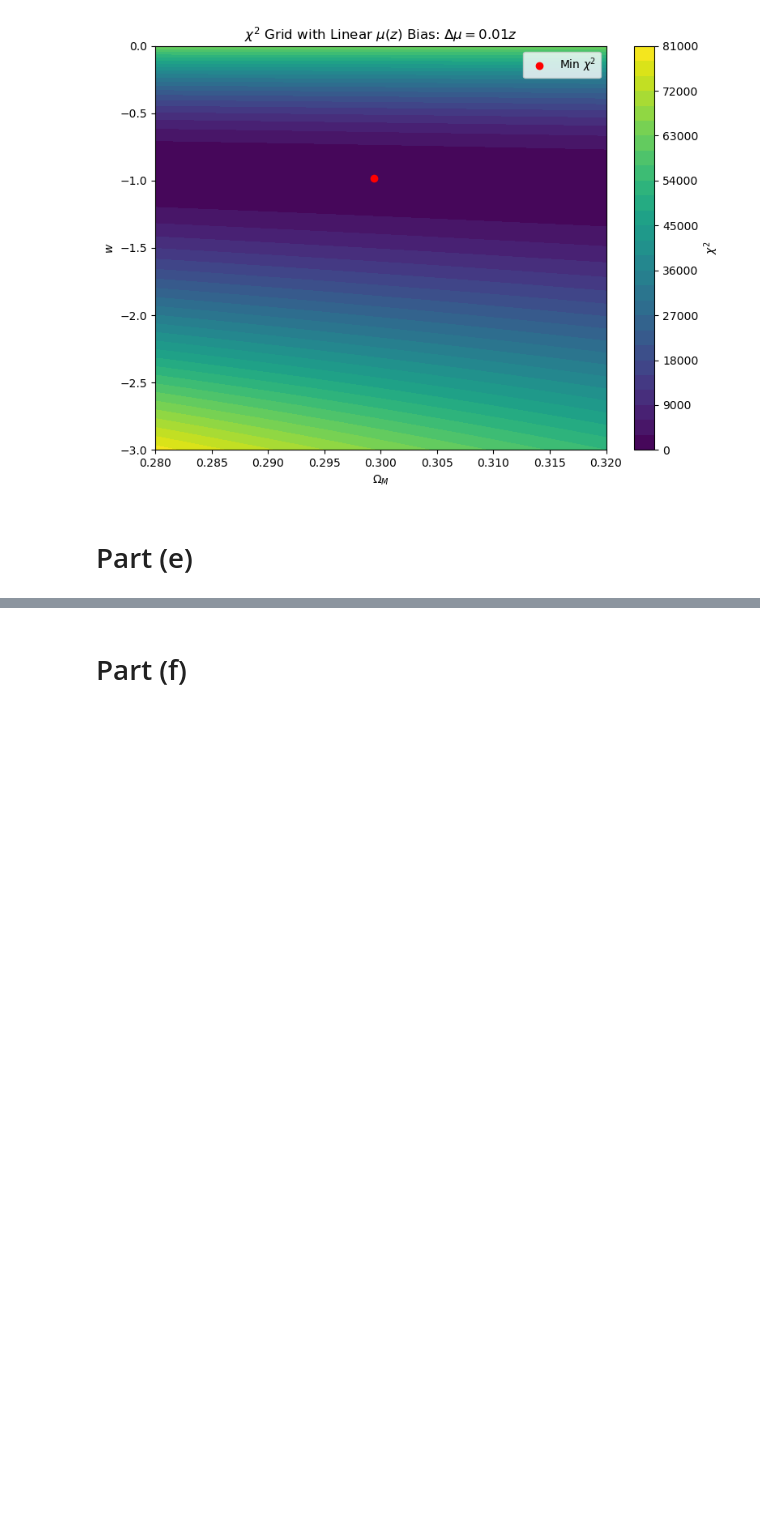
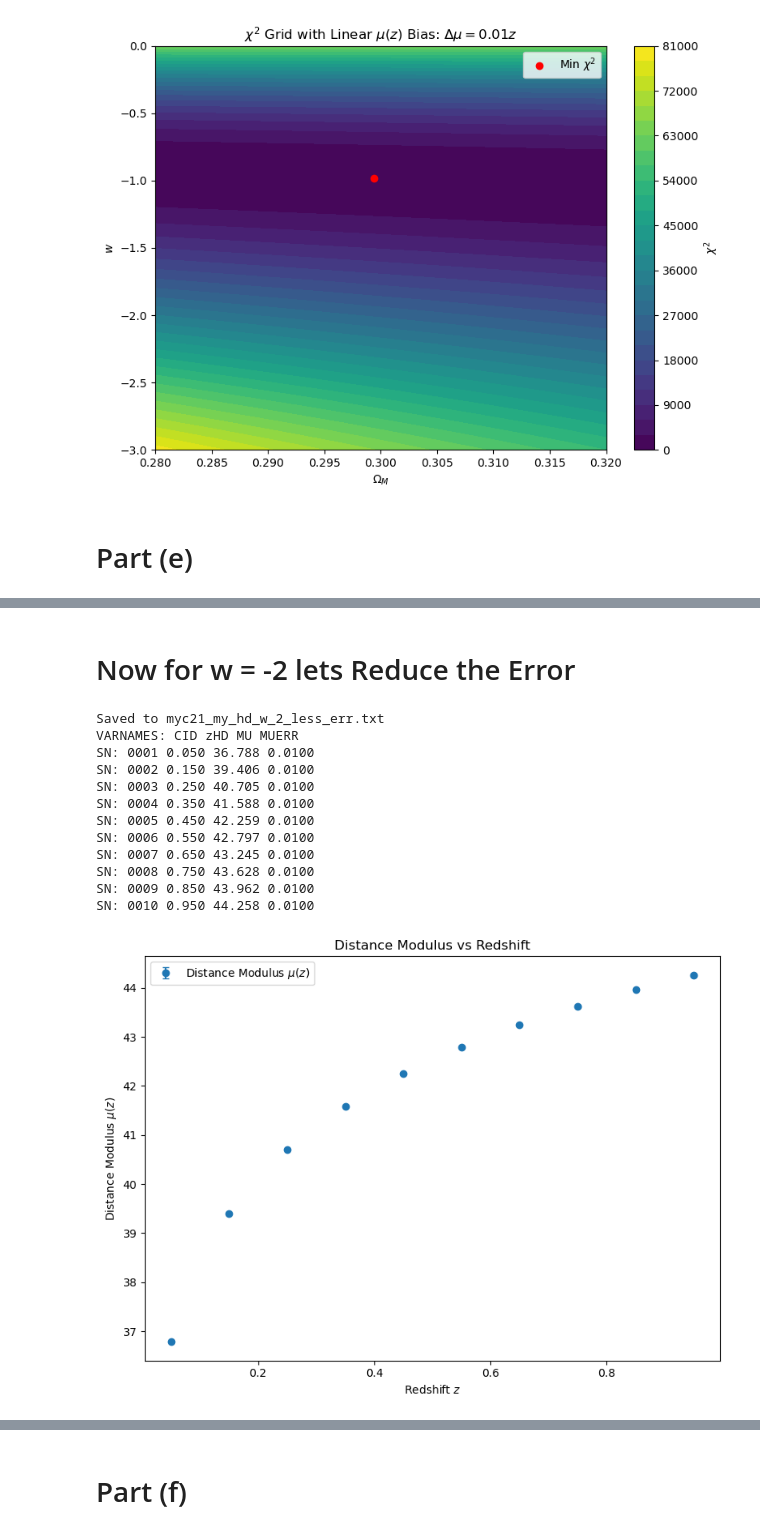
Before and after one commit to chernya4/SNANA_tutorial, a Jupyter notebook: Problem 4.ipynb, the cells around one changed output, grey strips where cells are left out. Drawn from its saved outputs; the diff is of its cells as text; code cells hidden in the pictures; blank space fills up the shorter version.

```diff
--- a/Problem 4.ipynb
+++ b/Problem 4.ipynb
@@ -412,12 +379,12 @@ mu_vals = cosmo.distmod(z_vals).value
 # Constant uncertainty
 sigma_mu = 0.1 * np.ones_like(mu_vals)
 
-# Write to SNANA-compliant file with row keys
+# Write to SNANA-compliant file with valid row keys
 with open("myc21_my_hd.txt", "w") as f:
     f.write("VARNAMES: CID zHD MU MUERR\n")
     for i, (z, mu, sig) in enumerate(zip(z_vals, mu_vals, sigma_mu)):
-        cid = f"SN_{i+1:04d}"  # SN_0001, SN_0002, ...
-        f.write(f"{cid} {z:.3f} {mu:.3f} {sig:.3f}\n")
+        cid = f"SN: {i+1:04d}"  # <-- the key fix: SN: prefix
+        f.write(f"{cid} {z:.3f} {mu:.3f} {sig:.4f}\n")
 
 print("Saved to myc21_my_hd.txt")
 
@@ -463,12 +430,12 @@ mu_vals = cosmo.distmod(z_vals).value
 # Constant uncertainty
 sigma_mu = 0.1 * np.ones_like(mu_vals)
 
-# Write to SNANA-compliant file with row keys
+# Write to SNANA-compliant file with valid row keys
 with open("myc21_my_hd_w_2.txt", "w") as f:
     f.write("VARNAMES: CID zHD MU MUERR\n")
     for i, (z, mu, sig) in enumerate(zip(z_vals, mu_vals, sigma_mu)):
-        cid = f"SN_{i+1:04d}"  # SN_0001, SN_0002, ...
-        f.write(f"{cid} {z:.3f} {mu:.3f} {sig:.3f}\n")
+        cid = f"SN: {i+1:04d}"  # <-- the key fix: SN: prefix
+        f.write(f"{cid} {z:.3f} {mu:.3f} {sig:.4f}\n")
 
 print("Saved to myc21_my_hd_w_2.txt")
 
@@ -501 +468,54 @@ SN_0010 0.950 44.258 0.100
 [figure]
+# %% [markdown]
+# Now for w = -2 lets Reduce the Error #
+# %%
+import numpy as np
+from astropy.cosmology import FlatwCDM
+import matplotlib.pyplot as plt
+
+# Redshifts
+z_vals = np.array([0.05, 0.15, 0.25, 0.35, 0.45, 0.55, 0.65, 0.75, 0.85, 0.95])
+
+# Distance modulus using FlatwCDM cosmology
+cosmo = FlatwCDM(H0=70, Om0=0.3, w0=-2.0)
+mu_vals = cosmo.distmod(z_vals).value
+
+# Constant uncertainty
+sigma_mu = 0.01 * np.ones_like(mu_vals)
+
+# Write to SNANA-compliant file with valid row keys
+with open("myc21_my_hd_w_2_less_err.txt", "w") as f:
+    f.write("VARNAMES: CID zHD MU MUERR\n")
+    for i, (z, mu, sig) in enumerate(zip(z_vals, mu_vals, sigma_mu)):
+        cid = f"SN: {i+1:04d}"  # <-- the key fix: SN: prefix
+        f.write(f"{cid} {z:.3f} {mu:.3f} {sig:.4f}\n")
+
+print("Saved to myc21_my_hd_w_2_less_err.txt")
+
+# Print file content
+with open("myc21_my_hd_w_2_less_err.txt", "r") as f:
+    print(f.read())
+
+# Plot the distance modulus values for verification
+plt.figure(figsize=(8, 6))
+plt.errorbar(z_vals, mu_vals, yerr=sigma_mu, fmt='o', label='Distance Modulus $\mu(z)$', capsize=3)
+plt.xlabel('Redshift $z$')
+plt.ylabel('Distance Modulus $\mu(z)$')
+plt.title('Distance Modulus vs Redshift')
+plt.legend()
+plt.tight_layout()
+plt.show()
+# %% [output]
+Saved to myc21_my_hd_w_2_less_err.txt
+VARNAMES: CID zHD MU MUERR
+SN: 0001 0.050 36.788 0.0100
+SN: 0002 0.150 39.406 0.0100
+SN: 0003 0.250 40.705 0.0100
+SN: 0004 0.350 41.588 0.0100
+SN: 0005 0.450 42.259 0.0100
+SN: 0006 0.550 42.797 0.0100
+SN: 0007 0.650 43.245 0.0100
+SN: 0008 0.750 43.628 0.0100
+SN: 0009 0.850 43.962 0.0100
+SN: 0010 0.950 44.258 0.0100
+[figure, added]
```
Also changed, not shown: parts of 5 cells of this notebook, 4 other files.
